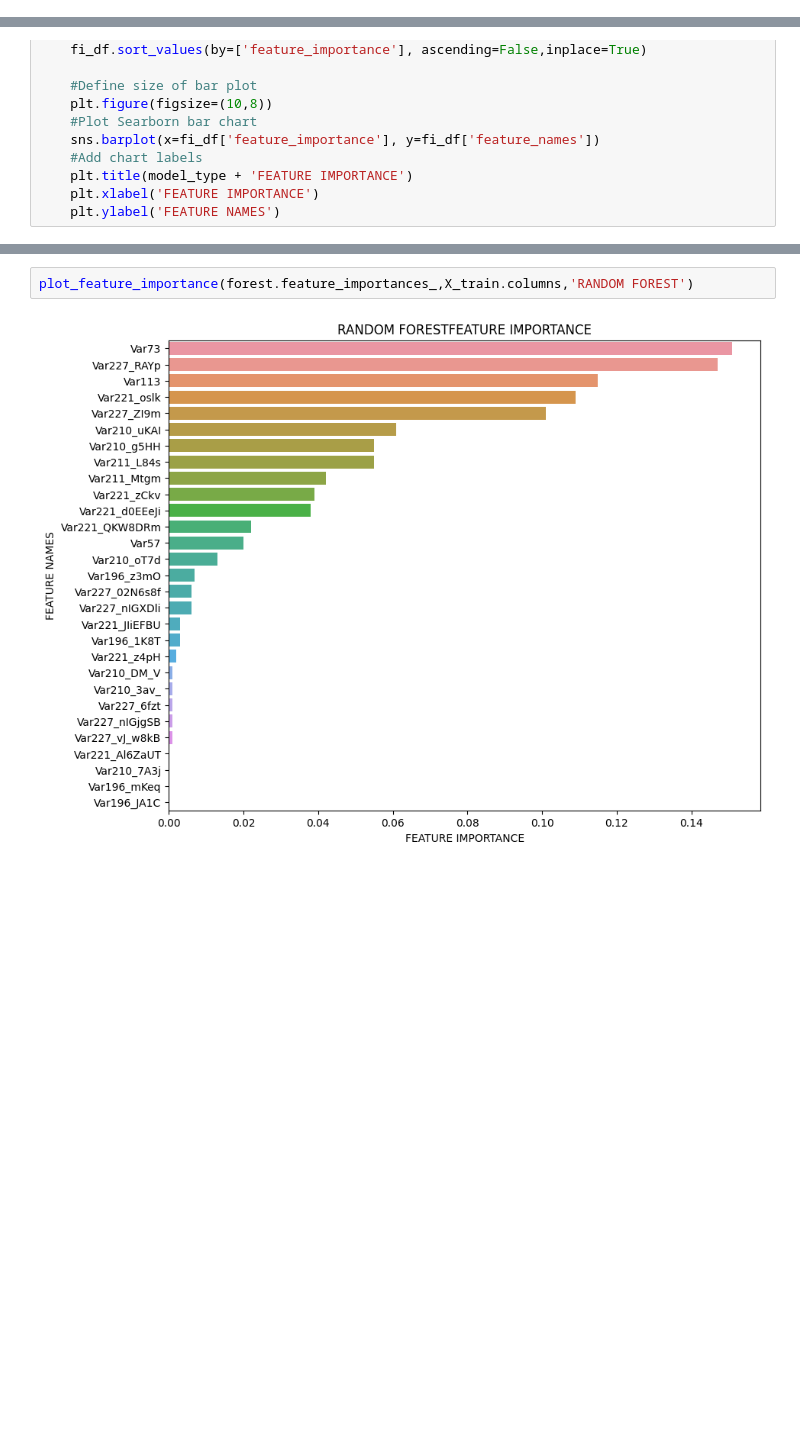
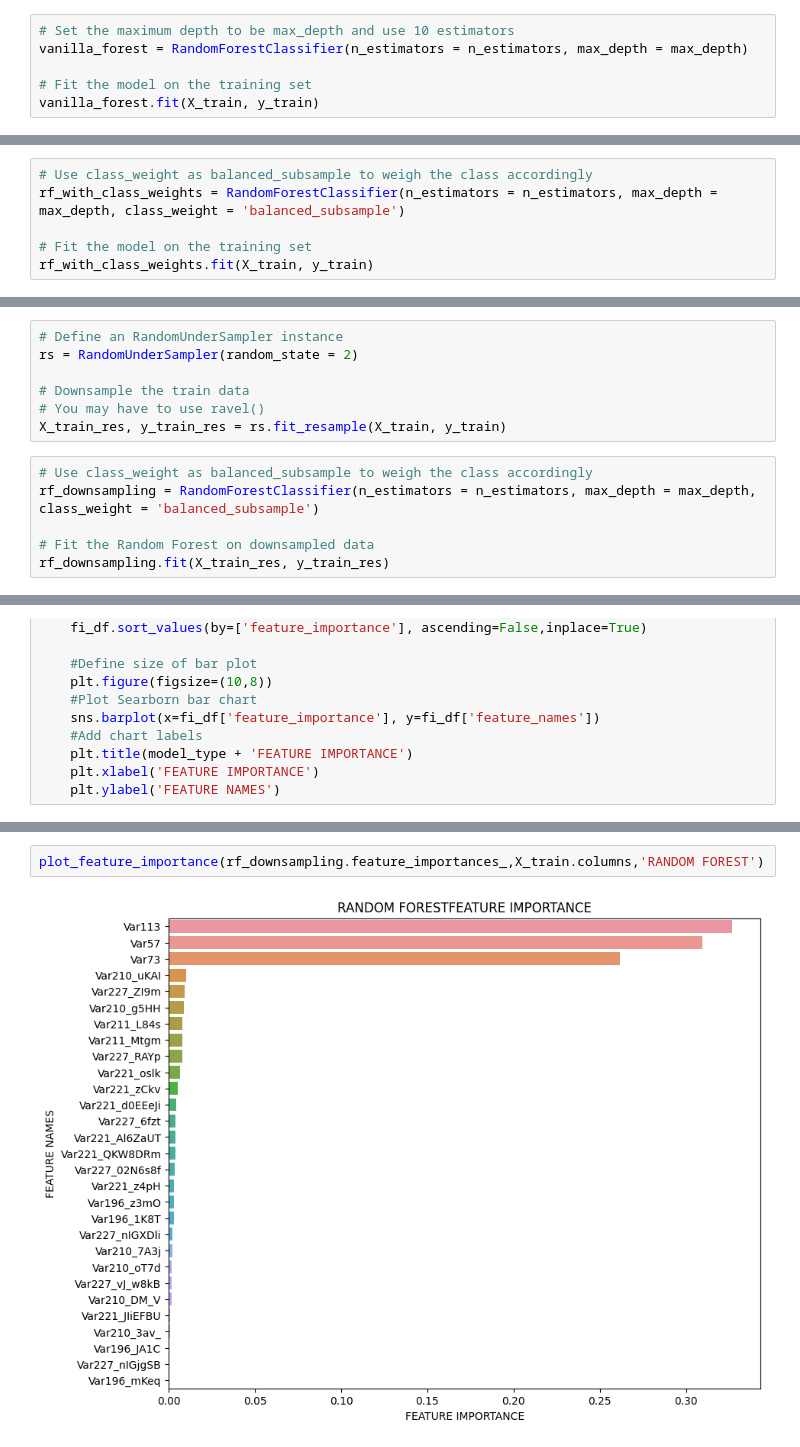
Before and after one commit to harimadhavan2000/P1, a Jupyter notebook: Project.ipynb, the cells around one changed output, grey strips where cells are left out. Drawn from its saved outputs; the diff is of its cells as text; blank space fills up the shorter version.

```diff
--- a/Project.ipynb
+++ b/Project.ipynb
@@ -86,0 +87,6 @@ auc_val
+# %%
+# Set the maximum depth to be max_depth and use 10 estimators
+vanilla_forest = RandomForestClassifier(n_estimators = n_estimators, max_depth = max_depth)
+
+# Fit the model on the training set
+vanilla_forest.fit(X_train, y_train)
@@ -94,0 +119,6 @@ plt.show()
+# %%
+# Use class_weight as balanced_subsample to weigh the class accordingly
+rf_with_class_weights = RandomForestClassifier(n_estimators = n_estimators, max_depth = max_depth, class_weight = 'balanced_subsample')
+
+# Fit the model on the training set
+rf_with_class_weights.fit(X_train, y_train)
@@ -110,0 +193,13 @@ array([ 4,  5,  8, 15, 28, 23,  7,  9, 27, 20,  3, 16, 26, 22,  6, 11,  0,
+# %%
+# Define an RandomUnderSampler instance
+rs = RandomUnderSampler(random_state = 2)
+
+# Downsample the train data
+# You may have to use ravel()
+X_train_res, y_train_res = rs.fit_resample(X_train, y_train)
+# %%
+# Use class_weight as balanced_subsample to weigh the class accordingly
+rf_downsampling = RandomForestClassifier(n_estimators = n_estimators, max_depth = max_depth, class_weight = 'balanced_subsample')
+
+# Fit the Random Forest on downsampled data
+rf_downsampling.fit(X_train_res, y_train_res)
@@ -134,4 +310,4 @@ def plot_feature_importance(importance,names,model_type):
 # %%
-plot_feature_importance(forest.feature_importances_,X_train.columns,'RANDOM FOREST')
+plot_feature_importance(rf_downsampling.feature_importances_,X_train.columns,'RANDOM FOREST')
 # %% [output]
-[figure, old version]
+[figure, new version]
```
Also changed, not shown: parts of 36 cells of this notebook.
